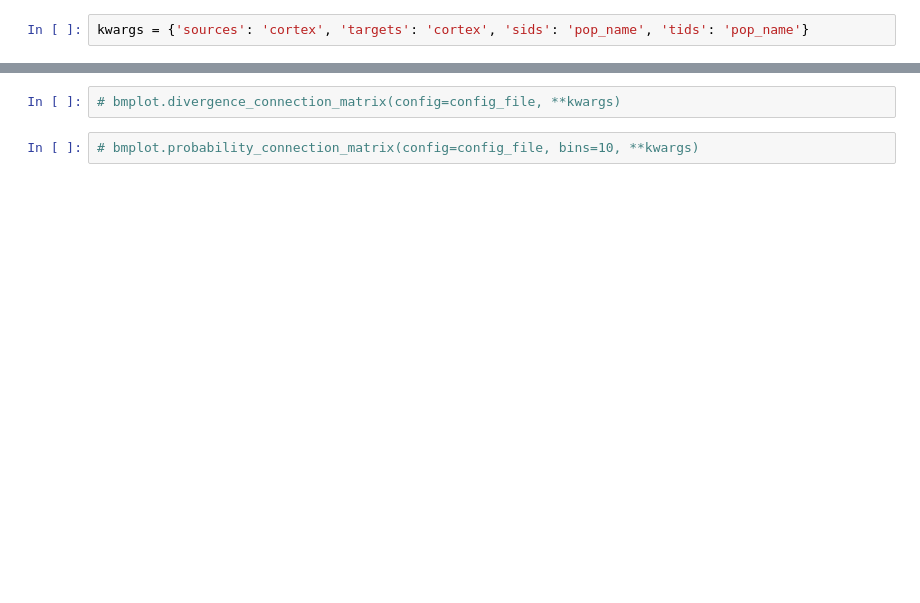
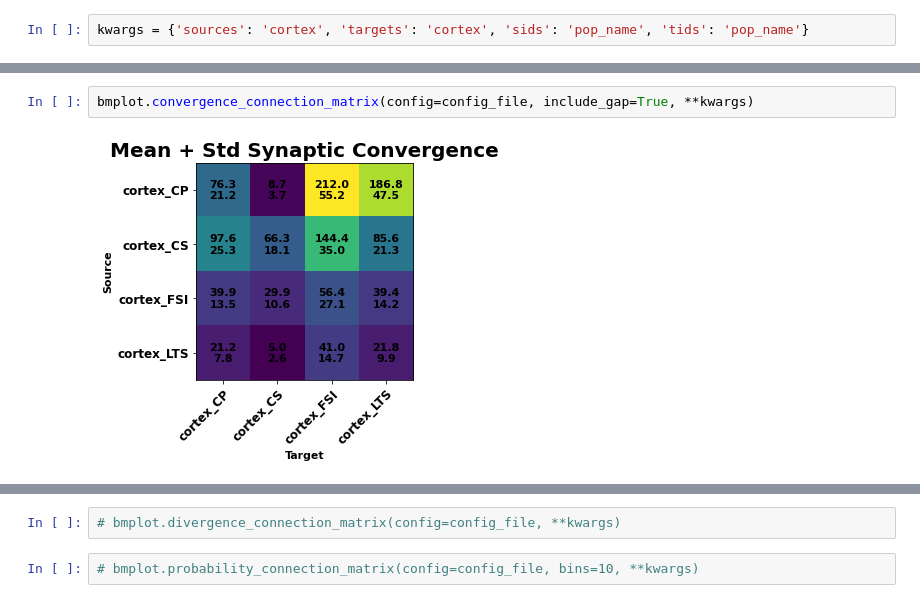
Before and after one commit to chenziao/M1ten_thousand, a Jupyter notebook: Analysis/connectivity.ipynb, the cells around one changed output, grey strips where cells are left out. Cells and saved outputs as stored; diff of their text form; blank space fills up the shorter version.

```diff
--- a/Analysis/connectivity.ipynb
+++ b/Analysis/connectivity.ipynb
@@ -21,3 +21,7 @@ bmplot.convergence_connection_matrix(config=config_file, include_gap=False, **kw
+# %%
+bmplot.convergence_connection_matrix(config=config_file, include_gap=True, **kwargs)
+# %% [output]
+[figure, added]
 # %%
 # bmplot.connection_matrix(config=config_file, synaptic_info="1", **{**kwargs, 'sources': 'shell'})
 bmplot.convergence_connection_matrix(config=config_file, **{**kwargs, 'sources': 'shell'})
```
Also changed, not shown: parts of 4 cells of this notebook, 4 other files.
